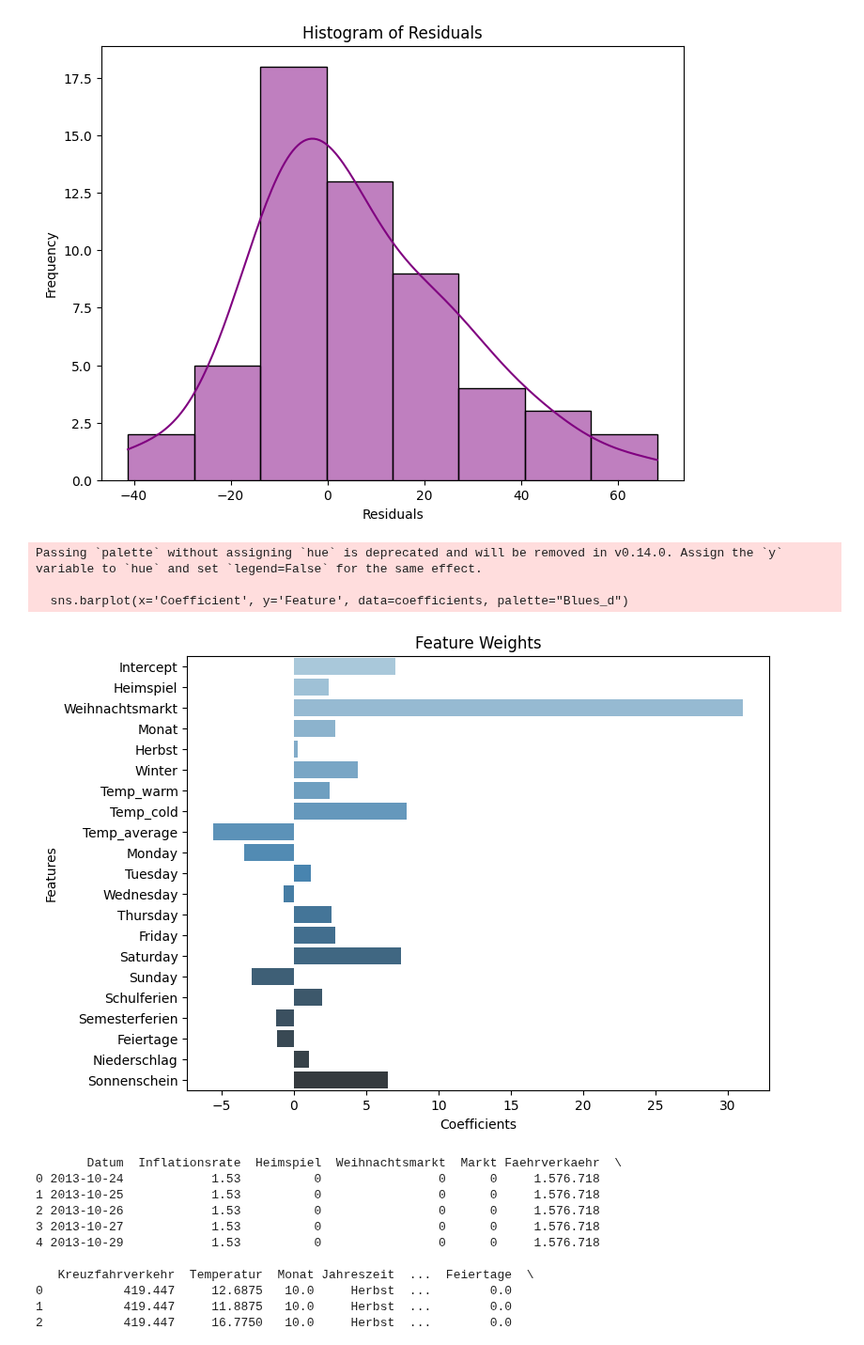
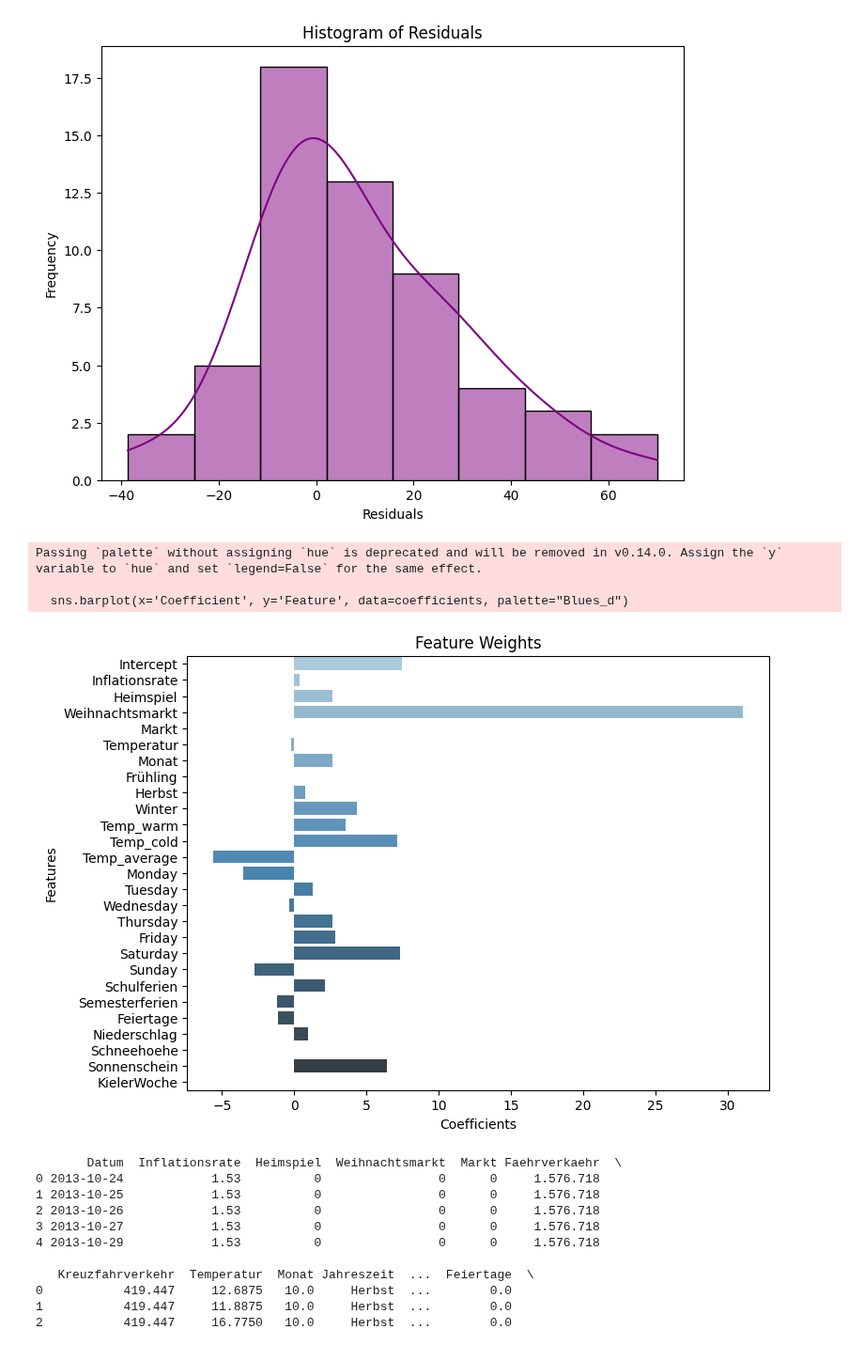
Before and after one commit to Fiesa00/DS_ML_Gr_1.5, a Jupyter notebook: 2_BaselineModel/Baseline-Model W6.ipynb, the cells around one changed output. Shown at 94% size. Drawn from its saved outputs; the diff is of its cells as text; code cells hidden in the pictures.

```diff
--- a/2_BaselineModel/Baseline-Model W6.ipynb
+++ b/2_BaselineModel/Baseline-Model W6.ipynb
@@ -217,8 +217,9 @@ from sklearn.model_selection import train_test_split  # Splitting data into trai
 data = data
 
 # Select features and target variable
-# Features include 'Warengruppe', 'Monday', 'Tuesday'
-features = ['Heimspiel','Weihnachtsmarkt','Monat','Herbst','Winter','Temp_warm','Temp_cold','Temp_average', 'Monday','Tuesday','Wednesday','Thursday','Friday','Saturday','Sunday','Schulferien','Semesterferien','Feiertage','Niederschlag','Sonnenschein']
+#'Heimspiel','Weihnachtsmarkt','Monat','Herbst','Winter','Temp_warm','Temp_cold','Temp_average', 'Monday','Tuesday','Wednesday','Thursday','Friday','Saturday','Sunday','Schulferien','Semesterferien','Feiertage','Niederschlag','Sonnenschein'
+#'Inflationsrate','Heimspiel','Weihnachtsmarkt', 'Markt','Temperatur','Monat' ,'Frühling','Sommer','Herbst','Winter','Temp_warm','Temp_cold','Temp_average', 'Monday','Tuesday','Wednesday','Thursday','Friday','Saturday','Sunday','Schulferien','Semesterferien','Feiertage','Niederschlag', 'Schneehoehe','Sonnenschein','KielerWoche'
+features = ['Inflationsrate','Heimspiel', 'Weihnachtsmarkt','Markt','Temperatur','Monat' ,'Frühling','Sommer','Herbst','Winter','Temp_warm','Temp_cold','Temp_average', 'Monday','Tuesday','Wednesday','Thursday','Friday','Saturday','Sunday','Schulferien','Semesterferien','Feiertage','Niederschlag', 'Schneehoehe','Sonnenschein','KielerWoche']
 X = data[features]
 y = data['Umsatz']  # Target variable: Umsatz
 
@@ -314,8 +315,8 @@ Mean Absolute Percentage Error (MAPE): 34.74%
-[figure, old version]
+[figure, new version]
 Passing `palette` without assigning `hue` is deprecated and will be removed in v0.14.0. Assign the `y` variable to `hue` and set `legend=False` for the same effect.
 
   sns.barplot(x='Coefficient', y='Feature', data=coefficients, palette="Blues_d")
-[figure, old version]
+[figure, new version]
 # %%
 # Import necessary libraries
 import pandas as pd  # For data manipulation
```
Also changed, not shown: parts of 3 cells of this notebook, 3 other files.
